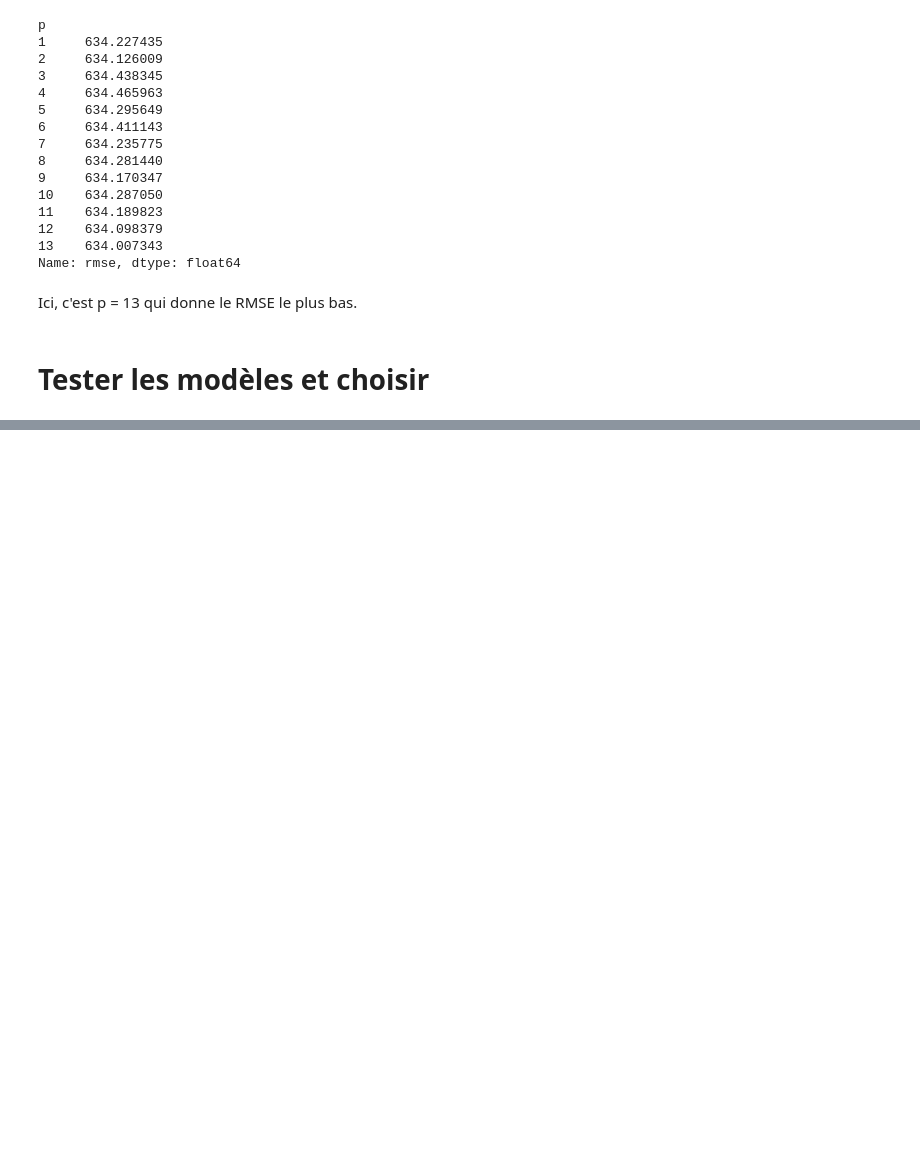
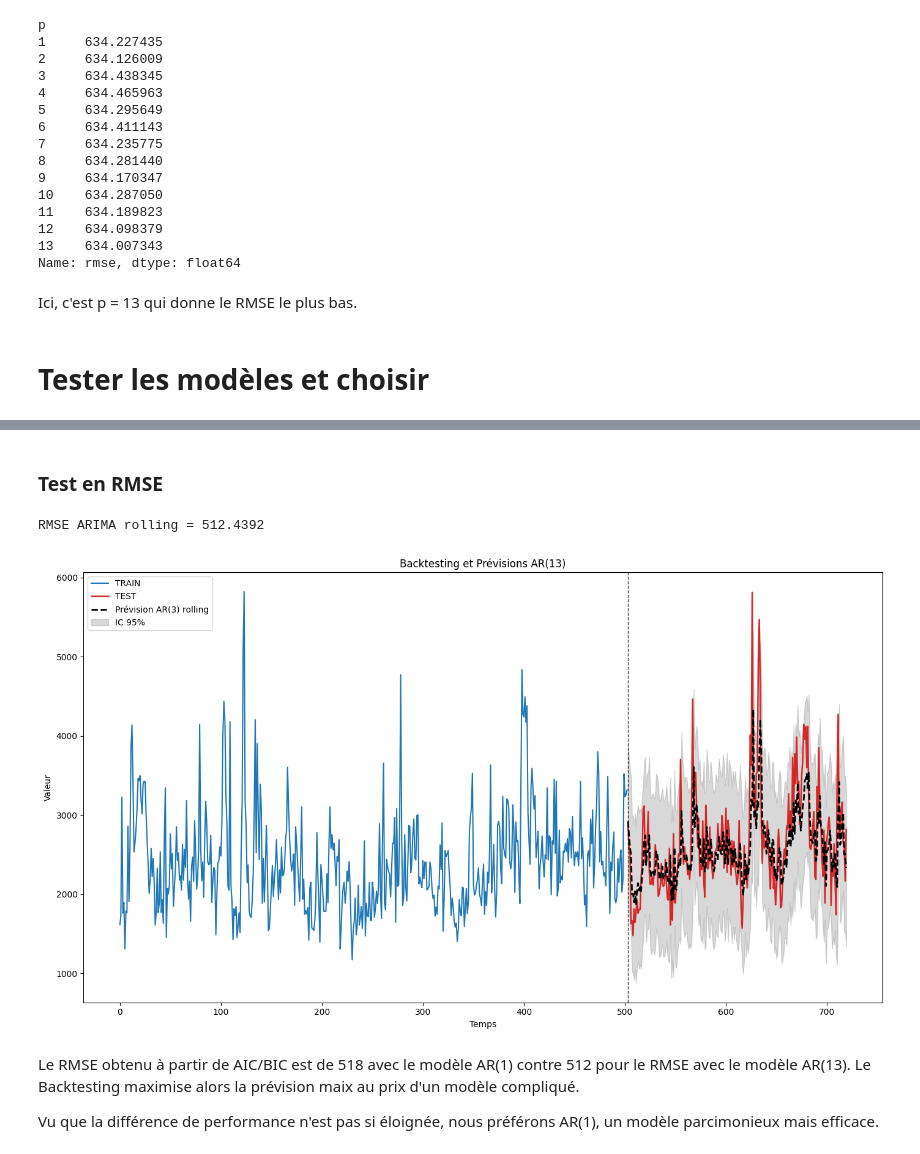
Before and after one commit to MitaDataAI/Time-Series-fundamentals, a Jupyter notebook: 2_traffic_internet_final.ipynb, the cells around one changed output, grey strips where cells are left out. Cells and saved outputs as stored; diff of their text form; code cells hidden in the pictures; blank space fills up the shorter version.

```diff
--- a/2_traffic_internet_final.ipynb
+++ b/2_traffic_internet_final.ipynb
@@ -245,0 +429,54 @@ Ici, c'est p = 13 qui donne le RMSE le plus bas.
+# %% [markdown]
+### Test en RMSE
+# %%
+# --- Rolling avec modèle ARIMA déjà entraîné (res_ar_aic_bic) ---
+res = res_ar_rmse  # modèle pré-entraîné sur y_train
+
+rolling_preds = []
+conf_low = []
+conf_high = []
+
+for ts, y_true in y_test.items():  # ts = timestamp / index, y_true = valeur
+    # 1-step-ahead forecast
+    fc = res.get_forecast(steps=1)
+    yhat = fc.predicted_mean.iloc[0]
+    ci = fc.conf_int(alpha=0.05).iloc[0]  # [low, high]
+
+    rolling_preds.append(yhat)
+    conf_low.append(ci.iloc[0])
+    conf_high.append(ci.iloc[1])
+
+    # IMPORTANT : passer un array-like (longueur 1), avec le même index
+    new_obs = pd.Series([y_true], index=[ts])
+    res = res.append(new_obs, refit=False)
+
+# Séries alignées sur l'index de test
+rolling_preds = pd.Series(rolling_preds, index=y_test.index)
+conf_low = pd.Series(conf_low, index=y_test.index)
+conf_high = pd.Series(conf_high, index=y_test.index)
+
+# RMSE
+rmse_rolling = np.sqrt(mean_squared_error(y_test, rolling_preds))
+print(f"RMSE ARIMA rolling = {rmse_rolling:.4f}")
+# %% [output]
+RMSE ARIMA rolling = 512.4392
+# %%
+# --- Graphique ---
+plt.figure(figsize=(14,8))
+plt.plot(y_train.index, y_train.values, color="tab:blue", linewidth=1.5, label="TRAIN")
+plt.plot(y_test.index, y_test.values, color="tab:red", linewidth=1.8, label="TEST")
+plt.plot(y_test.index, rolling_preds.values, color="black", linewidth=2, linestyle="--", label="Prévision AR(3) rolling")
+plt.fill_between(y_test.index, conf_low.values, conf_high.values, color="gray", alpha=0.3, label="IC 95%")
+plt.axvline(y_test.index[0], linestyle="--", linewidth=1, color="black", alpha=0.8)
+plt.title("Backtesting et Prévisions AR(13)")
+plt.xlabel("Temps")
+plt.ylabel("Valeur")
+plt.legend(loc="upper left")
+plt.tight_layout()
+plt.show()
+# %% [output]
+[figure, added]
+# %% [markdown]
+Le RMSE obtenu à partir de AIC/BIC est de 518 avec le modèle AR(1) contre 512 pour le RMSE avec le modèle AR(13). Le Backtesting maximise alors la prévision maix au prix d'un modèle compliqué.
+
+Vu que la différence de performance n'est pas si éloignée, nous préférons AR(1), un modèle parcimonieux mais efficace.
```
Also changed, not shown: parts of 17 cells of this notebook.
